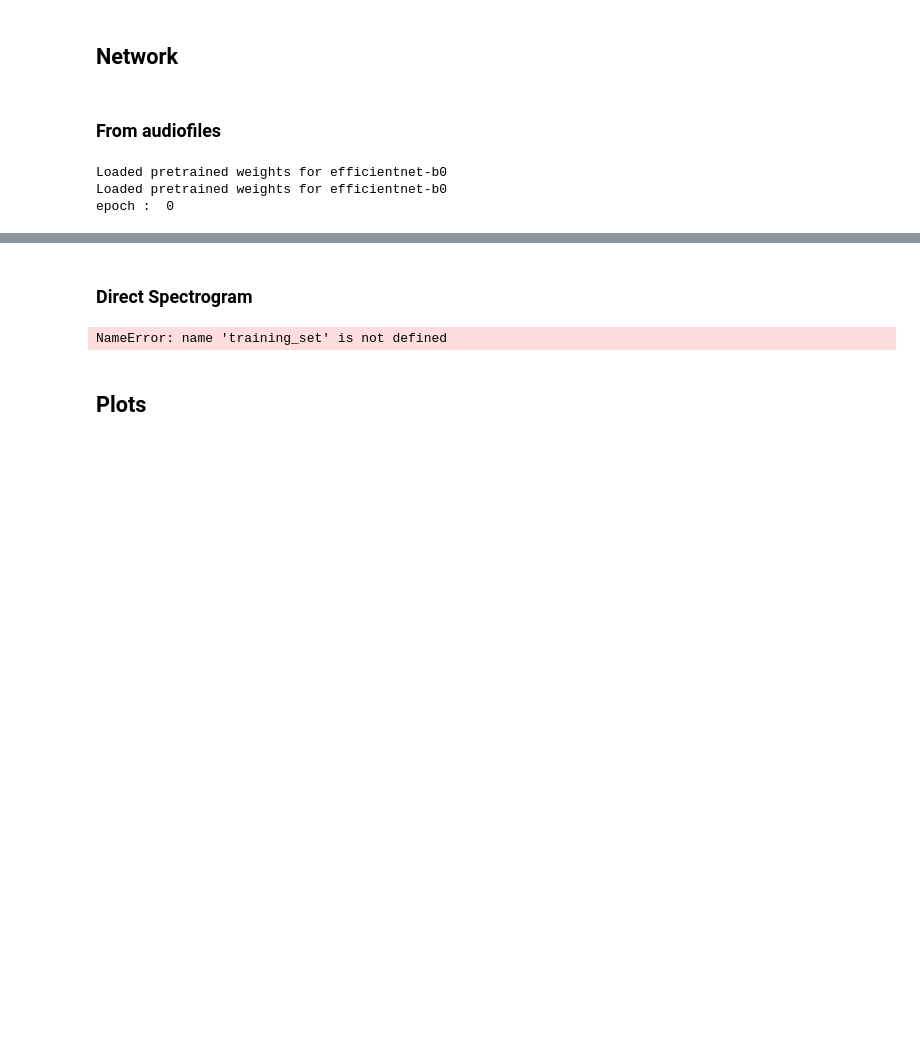
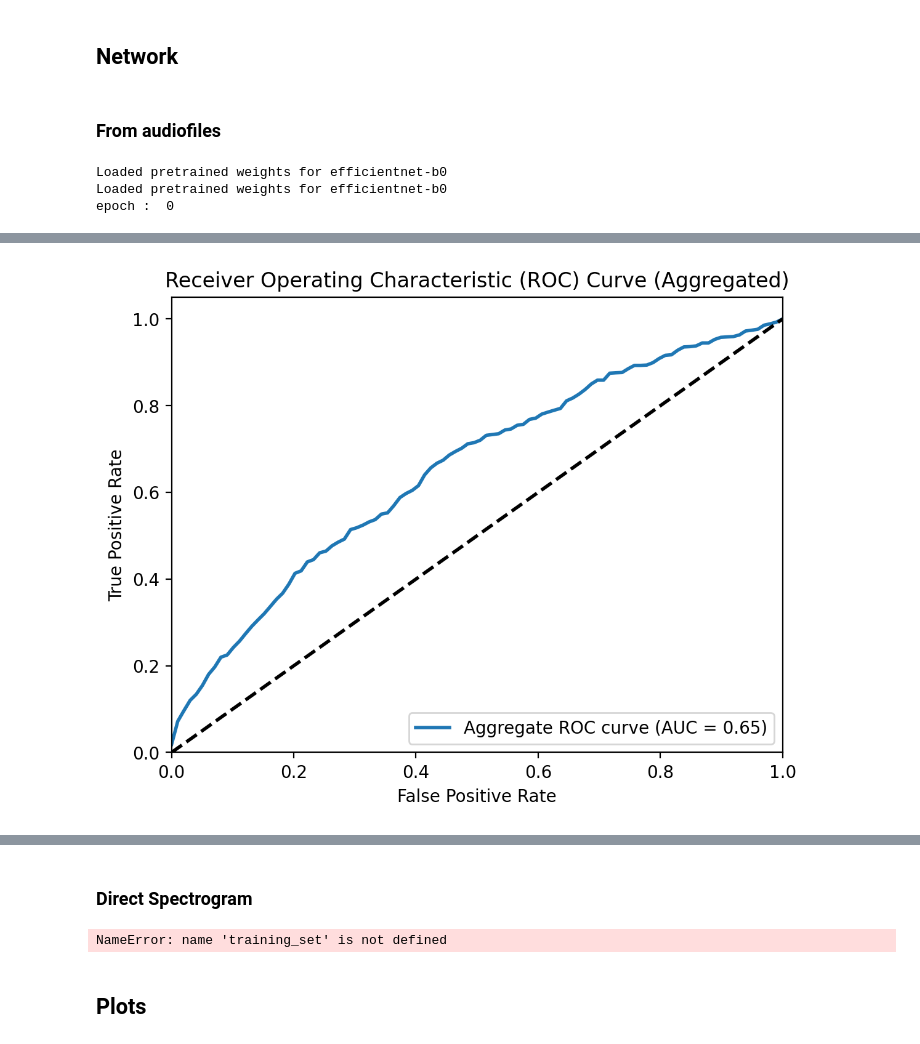
Before and after one commit to JakobO2000/APPML-BirdCLEF, a Jupyter notebook: birdCLEFNeuralNet.ipynb, the cells around one changed output, grey strips where cells are left out. Saved outputs shown, nothing was run; the diff lists cells and outputs as text; code cells hidden in the pictures; blank space fills up the shorter version.

Commit message:
Added ROC curve and confusion matrix cell to Neuralnet, added some data for validation and training loss

```diff
--- a/birdCLEFNeuralNet.ipynb
+++ b/birdCLEFNeuralNet.ipynb
@@ -16,7 +16,7 @@ import soundfile as sf
 import random
 import math
 
-plt.rcParams['figure.dpi'] = 600
+plt.rcParams['figure.dpi'] = 200
 # %%
 torch.cuda.is_available()
 # %% [output]
@@ -550,0 +603,86 @@ for epoch in range(num_epochs):
+# %%
+from sklearn.metrics import confusion_matrix, classification_report, roc_curve, auc
+import matplotlib.pyplot as plt
+import numpy as np
+import seaborn as sns
+
+cnn.eval()
+val_probabilities = []
+val_true_labels = []
+
+with torch.no_grad():
+    for images, labels in val_loader:
+        images = images.unsqueeze(1).to(device)
+        labels = labels.to(device)
+
+        outputs = cnn(images)
+        probabilities = torch.softmax(outputs, dim=1)
+
+        val_probabilities.extend(probabilities.tolist())
+        val_true_labels.extend(labels.tolist())
+
+val_probabilities = np.array(val_probabilities)
+val_true_labels = np.array(val_true_labels)
+
+val_predictions = np.argmax(val_probabilities, axis=1)
+# Compute and print the confusion matrix
+cm = confusion_matrix(val_true_labels, val_predictions)
+print("Confusion Matrix:")
+print(cm)
+
+unique_classes = np.unique(validation_data[:, 1])
+target_names = np.unique(validation_data[:,1])
+
+# Compute ROC curves and AUC for each class
+fpr = dict()
+tpr = dict()
+roc_auc = dict()
+
+for class_id in unique_classes:
+    # Create a binary target for the current class
+    binary_labels = np.where(val_true_labels == class_id, 1, 0)
+
+    # Calculate the ROC curve and AUC for the current class
+    fpr[class_id], tpr[class_id], _ = roc_curve(binary_labels, val_probabilities[:, class_id])
+    roc_auc[class_id] = auc(fpr[class_id], tpr[class_id])
+
+# Aggregate TPR and FPR for all classes
+all_tpr = np.concatenate([tpr[class_id] for class_id in unique_classes])
+mean_fpr = np.linspace(0, 1, 100)
+
+# Compute the mean TPR by interpolating at the mean FPR
+mean_tpr = np.zeros_like(mean_fpr)
+for class_id in unique_classes:
+    mean_tpr += np.interp(mean_fpr, fpr[class_id], tpr[class_id])
+
+mean_tpr /= len(unique_classes)
+mean_auc = auc(mean_fpr, mean_tpr)
+
+# Plot the aggregated ROC curve
+plt.figure()
+plt.plot(mean_fpr, mean_tpr, lw=2, label='Aggregate ROC curve (AUC = %0.2f)' % mean_auc)
+plt.plot([0, 1], [0, 1], 'k--', lw=2)
+plt.xlim([0.0, 1.0])
+plt.ylim([0.0, 1.05])
+plt.xlabel('False Positive Rate')
+plt.ylabel('True Positive Rate')
+plt.title('ROC Curve (Aggregated)')
+plt.legend(loc="lower right")
+plt.show()
+
+# Plot the confusion matrix
+plt.figure()
+ax = sns.heatmap(cm, annot=False, fmt="d", cmap="YlGnBu")
+ax.set_title('Confusion Matrix')
+tick_frequency = 10
+x_tick_locs = np.arange(len(unique_classes))
+x_tick_labels = unique_classes
+plt.xticks(ticks=x_tick_locs[::tick_frequency], labels=x_tick_labels[::tick_frequency], fontsize=8, rotation=90)
+y_tick_locs = np.arange(len(unique_classes))
+y_tick_labels = unique_classes
+plt.yticks(ticks=y_tick_locs[::tick_frequency], labels=y_tick_labels[::tick_frequency], fontsize=8)
+
+plt.xlabel('Predicted Label')
+plt.ylabel('True Label')
+plt.show()
+# %% [output]
@@ -550,0 +697 @@ for epoch in range(num_epochs):
+[figure, added]
```
Also changed, not shown: parts of 7 cells of this notebook, 9 other files.
